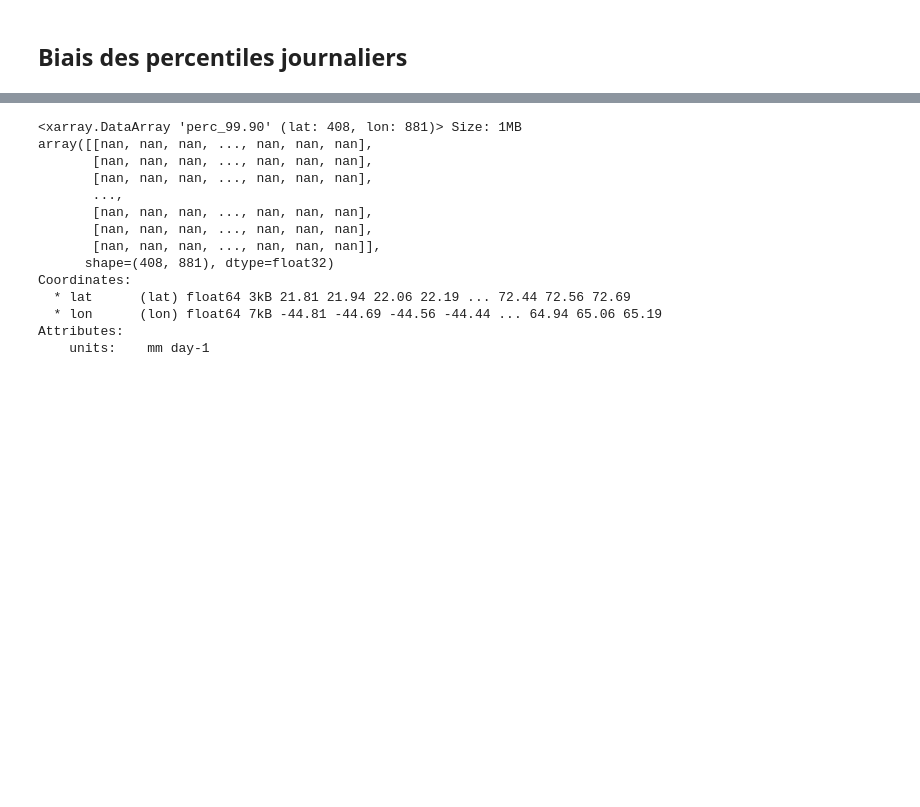
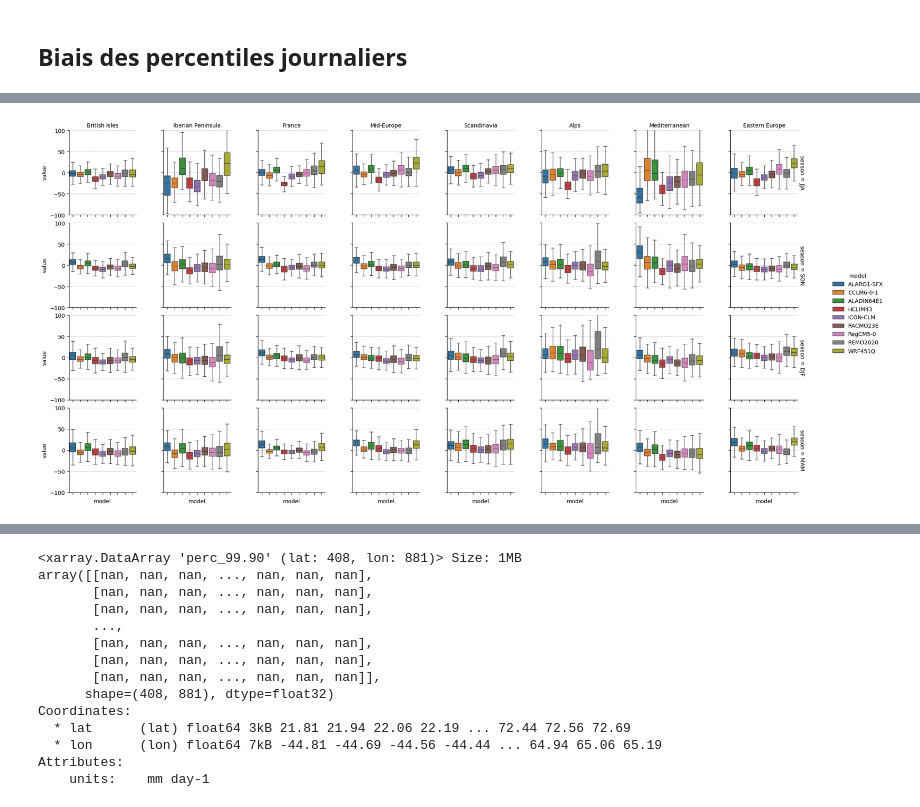
Before and after one commit to guillaumeevin/evaluation_precip_extremes_eurocordex, a Jupyter notebook: comparisons_Apr.ipynb, the cells around one changed output, grey strips where cells are left out. Cells and saved outputs as stored; diff of their text form; code cells hidden in the pictures; blank space fills up the shorter version.

```diff
--- a/comparisons_Apr.ipynb
+++ b/comparisons_Apr.ipynb
@@ -195,8 +160,8 @@ from cProfile import label
 from os import name
 
 
-folder_obs = 'D:/EUROCORDEX_extremes/output_cnrm_apr/'
-folder_model = 'D:/EUROCORDEX_extremes/output_juelich_apr/'
+folder_obs = 'D:/EUROCORDEX_extremes/DATA/OBS/'
+folder_model = 'D:/EUROCORDEX_extremes/DATA/SIM/'
 
 # reference file for the regridding
 fMod = 'ERA5_WRF451Q1980-2020_SON_all_24h_perc.nc'
@@ -297,7 +262,7 @@ for agg in ['1', '6']:
             ax.grid(True, which='both', axis='y', linestyle='--', linewidth=0.5)
 
             # export figure
-            plt.savefig(f'D:/EUROCORDEX_extremes/figures_24Apr/precip_{agg}hr_boxplot_{label_obs}_{quantile}_{season}.png',
+            plt.savefig(f'D:/EUROCORDEX_extremes/FIGURES/DIFF_BOXPLOT_COMEPHORE/precip_{agg}hr_boxplot_{label_obs}_{quantile}_{season}.png',
                         dpi=300, bbox_inches='tight')
             plt.close()
 # %% [markdown]
@@ -389,0 +365,83 @@ for season in ['JJA','SON','DJF','MAM']:
+# %%
+gdf = gpd.read_file("regions.geojson")
+
+folder_obs = 'D:/EUROCORDEX_extremes/DATA/OBS/'
+folder_model = 'D:/EUROCORDEX_extremes/DATA/SIM/'
+
+# reference file for the regridding
+fMod = 'ERA5_WRF451Q1980-2020_SON_all_24h_perc.nc'
+dsMod = xr.load_dataset(folder_model+fMod, engine="netcdf4")
+rlat_424_412 = dsMod.rlat.values
+rlon_424_412 = dsMod.rlon.values
+
+# list models and obs
+name_models = ['ERA5_ALARO1-SFX','ERA5_CCLM6-0-1','ERA5_CNRM-ALADIN64E1',
+              'ERA5_HCLIM43-ALADIN','ERA5_ICON-CLM-202407-1-1','ERA5_RACMO23E',
+              'ERA5_RegCM5-0','ERA5_REMO2020-2-2','ERA5_WRF451Q']
+label_models = ['ALARO1-SFX','CCLM6-0-1','ALADIN64E1',
+              'HCLIM43','ICON-CLM','RACMO23E',
+              'RegCM5-0','REMO2020','WRF451Q']
+name_obs = 'OBS_CERRALAND_011EUi_1986-2020'
+
+# quantile to be used for the boxplot
+quantile = 'perc_99.00'
+
+# generate a fake df
+# 1. Initialize an empty list
+df_list = []
+
+# 2. Run the loop to collect small dataframes
+for ir, season in enumerate(['JJA','SON','DJF','MAM']):
+
+    fObs = f'{name_obs}_{season}_all_24h_perc.nc'
+    dsObs = xr.load_dataset(folder_obs+fObs, engine="netcdf4")
+    dsObs_cor = dsObs.cf.add_bounds(["lon","lat"])
+
+    for ic, region in gdf.iterrows():
+        for model in name_models:
+            # corresponding label for the model
+            model_label = label_models[name_models.index(model)]
+
+            # reference file for the regridding
+            fMod = f'{model}1980-2020_{season}_all_24h_perc.nc'
+
+            # aladin simulation to be regridded
+            dsMod = xr.load_dataset(folder_model+fMod, engine="netcdf4")
+
+            if model == 'ERA5_RegCM5-0':
+                dsMod = dsMod.assign_coords(rlat=rlat_424_412, rlon=rlon_424_412)
+
+            dsMod = dsMod.cf.add_bounds(["lon","lat"])
+
+            # regrid obs
+            regridder = xe.Regridder(
+                dsMod, dsObs_cor, "conservative", unmapped_to_nan=True, ignore_degenerate=True
+            )
+            dsMod_regrid = regridder(dsMod, keep_attrs=True)
+
+            ZOBS = dsObs_cor[quantile]
+            ZMOD = dsMod_regrid[quantile]
+            Z = (ZMOD / ZOBS - 1) * 100 # Calculate percentage difference
+            Z.rio.write_crs("EPSG:4326", inplace=True)
+
+            # reproject the GeoDataFrame to match the CRS of the raster data
+            gdf_proj = gdf.to_crs(Z.rio.crs)
+
+            # prepare data for boxplot
+            Zclip = Z.rio.clip([region['geometry']], crs=gdf_proj.crs)
+            zvec = Zclip.values.flatten()
+            nzvec = len(zvec)
+
+            # Simulated dataframe generation
+            small_df = pd.DataFrame({"season": [season]*nzvec,
+                                     "region": [region['names']]*nzvec,
+                                     "model": [model_label]*nzvec,
+                                     "value": zvec})
+            df_list.append(small_df)
+
+
+# 3. Concatenate everything once after the loop
+df_plot = pd.concat(df_list, ignore_index=True)
+df_plot.to_csv(f'D:/EUROCORDEX_extremes/FIGURES/DIFF_BOXPLOT_CERRA/boxplot_24h_reldiff_{quantile}.csv', index=False)
+# %% [output]
+[figure, added]
```
Also changed, not shown: parts of 7 cells of this notebook, 1 other file.
